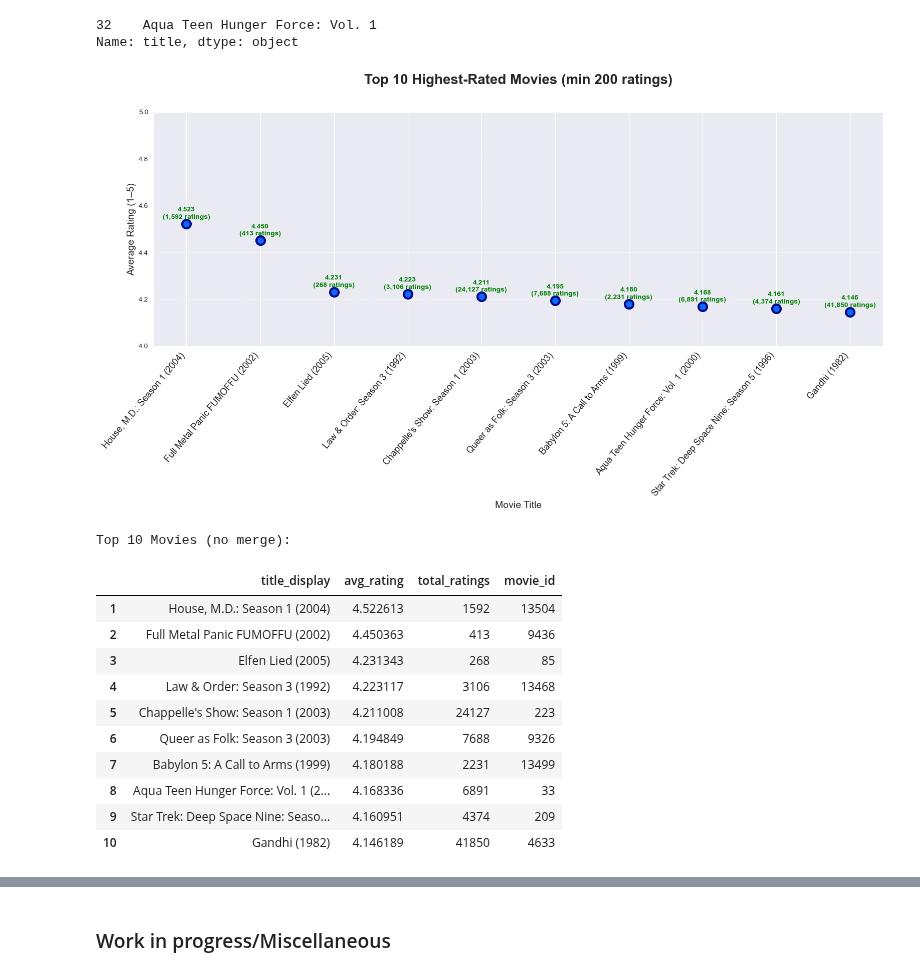
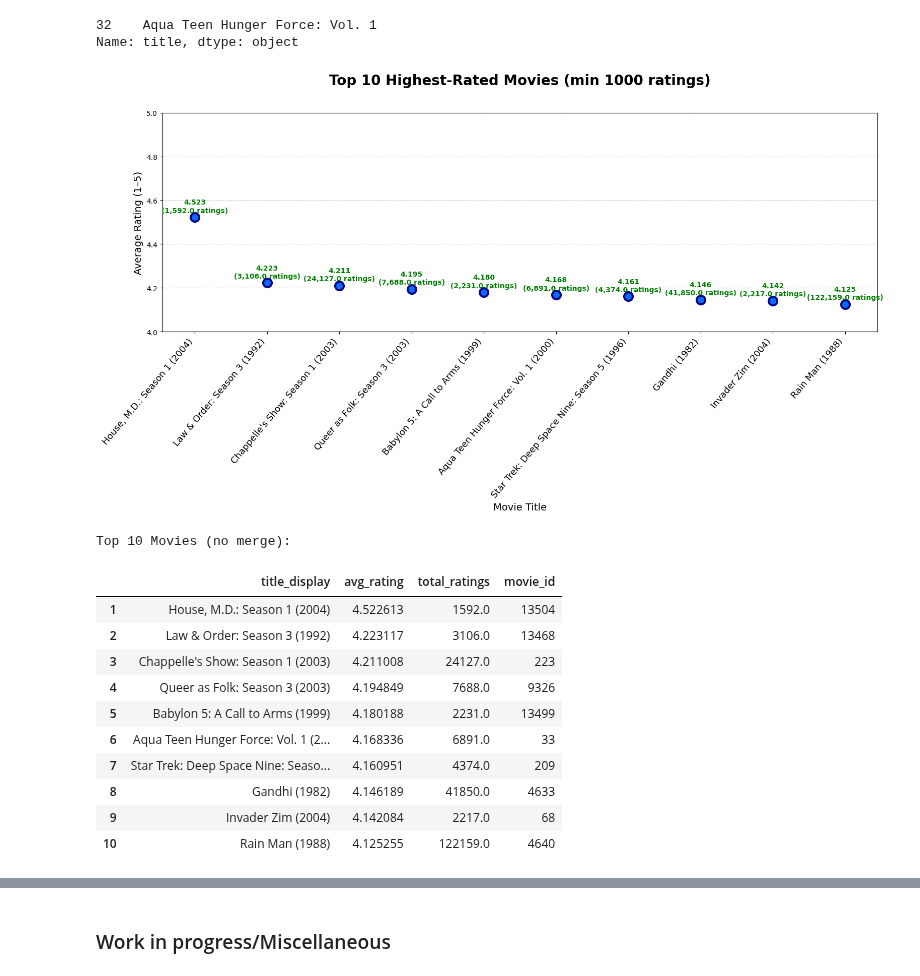
Before and after one commit to MookingSpooker/ROM_AD_Project_321481, a Jupyter notebook: main.ipynb, the cells around one changed output, grey strips where cells are left out. Cells and saved outputs as stored; diff of their text form; code cells hidden in the pictures.

```diff
--- a/main.ipynb
+++ b/main.ipynb
@@ -1111,10 +1111,6 @@ TOP 10 BEST-RATED MOVIES (min 100 ratings):
 32    Aqua Teen Hunger Force: Vol. 1
 Name: title, dtype: object
 # %%
-"""
-### Top 10 Best-Rated Movies — NO MERGE, using only movie_statistics + search function
-"""
-
 def get_top_rated_movies(min_ratings=200, top_n=10):
     sync_dataframe(movies_stats)
 
@@ -1138,7 +1134,7 @@ def get_top_rated_movies(min_ratings=200, top_n=10):
     return top_movies
 
 # === GET DATA ===
-top10 = get_top_rated_movies(min_ratings=200, top_n=10)
+top10 = get_top_rated_movies(min_ratings=1000, top_n=10)
 
 # === PLOT — TITLES ON X-AXIS (FIXED & WORKING) ===
 plt.figure(figsize=(16, 9))
@@ -1155,44 +1151,44 @@ sns.scatterplot(
     linewidth=3
 )
 
 # Add text above each point
 for i, row in top10.iterrows():
     plt.text(
         x=i-1,  # categorical position
         y=row['avg_rating'] + 0.015,
         s=f"{row['avg_rating']:.3f}\n({row['total_ratings']:,} ratings)",
         ha='center',
         va='bottom',
         fontsize=10,
         fontweight='bold',
         color='green'
     )
 
-plt.title('Top 10 Highest-Rated Movies (min 200 ratings)',
+plt.title('Top 10 Highest-Rated Movies (min 1000 ratings)',
           fontsize=20, pad=40, fontweight='bold')
 plt.xlabel('Movie Title', fontsize=14)
 plt.ylabel('Average Rating (1–5)', fontsize=14)
 plt.ylim(4.0, 5.0)
 plt.grid(True, axis='y', linestyle='--', alpha=0.7)
 plt.xticks(rotation=50, ha='right', fontsize=13)
 
 plt.tight_layout()
 plt.show()
 
 # Display table
 print("Top 10 Movies (no merge):")
 display(top10[['title_display', 'avg_rating', 'total_ratings', 'movie_id']])
 # %% [output]
-[figure, old version]
+[figure, new version]
 Top 10 Movies (no merge):
 |  | title_display | avg_rating | total_ratings | movie_id |
-| 1 | House, M.D.: Season 1 (2004) | 4.522613 | 1592 | 13504 |
-| 2 | Full Metal Panic FUMOFFU (2002) | 4.450363 | 413 | 9436 |
-| 3 | Elfen Lied (2005) | 4.231343 | 268 | 85 |
-| 4 | Law & Order: Season 3 (1992) | 4.223117 | 3106 | 13468 |
-| 5 | Chappelle's Show: Season 1 (2003) | 4.211008 | 24127 | 223 |
-| 6 | Queer as Folk: Season 3 (2003) | 4.194849 | 7688 | 9326 |
-| 7 | Babylon 5: A Call to Arms (1999) | 4.180188 | 2231 | 13499 |
-| 8 | Aqua Teen Hunger Force: Vol. 1 (2... | 4.168336 | 6891 | 33 |
-| 9 | Star Trek: Deep Space Nine: Seaso... | 4.160951 | 4374 | 209 |
-| 10 | Gandhi (1982) | 4.146189 | 41850 | 4633 |
+| 1 | House, M.D.: Season 1 (2004) | 4.522613 | 1592.0 | 13504 |
+| 2 | Law & Order: Season 3 (1992) | 4.223117 | 3106.0 | 13468 |
+| 3 | Chappelle's Show: Season 1 (2003) | 4.211008 | 24127.0 | 223 |
+| 4 | Queer as Folk: Season 3 (2003) | 4.194849 | 7688.0 | 9326 |
+| 5 | Babylon 5: A Call to Arms (1999) | 4.180188 | 2231.0 | 13499 |
+| 6 | Aqua Teen Hunger Force: Vol. 1 (2... | 4.168336 | 6891.0 | 33 |
+| 7 | Star Trek: Deep Space Nine: Seaso... | 4.160951 | 4374.0 | 209 |
+| 8 | Gandhi (1982) | 4.146189 | 41850.0 | 4633 |
+| 9 | Invader Zim (2004) | 4.142084 | 2217.0 | 68 |
+| 10 | Rain Man (1988) | 4.125255 | 122159.0 | 4640 |
```
Also changed, not shown: parts of 1 cell of this notebook.
